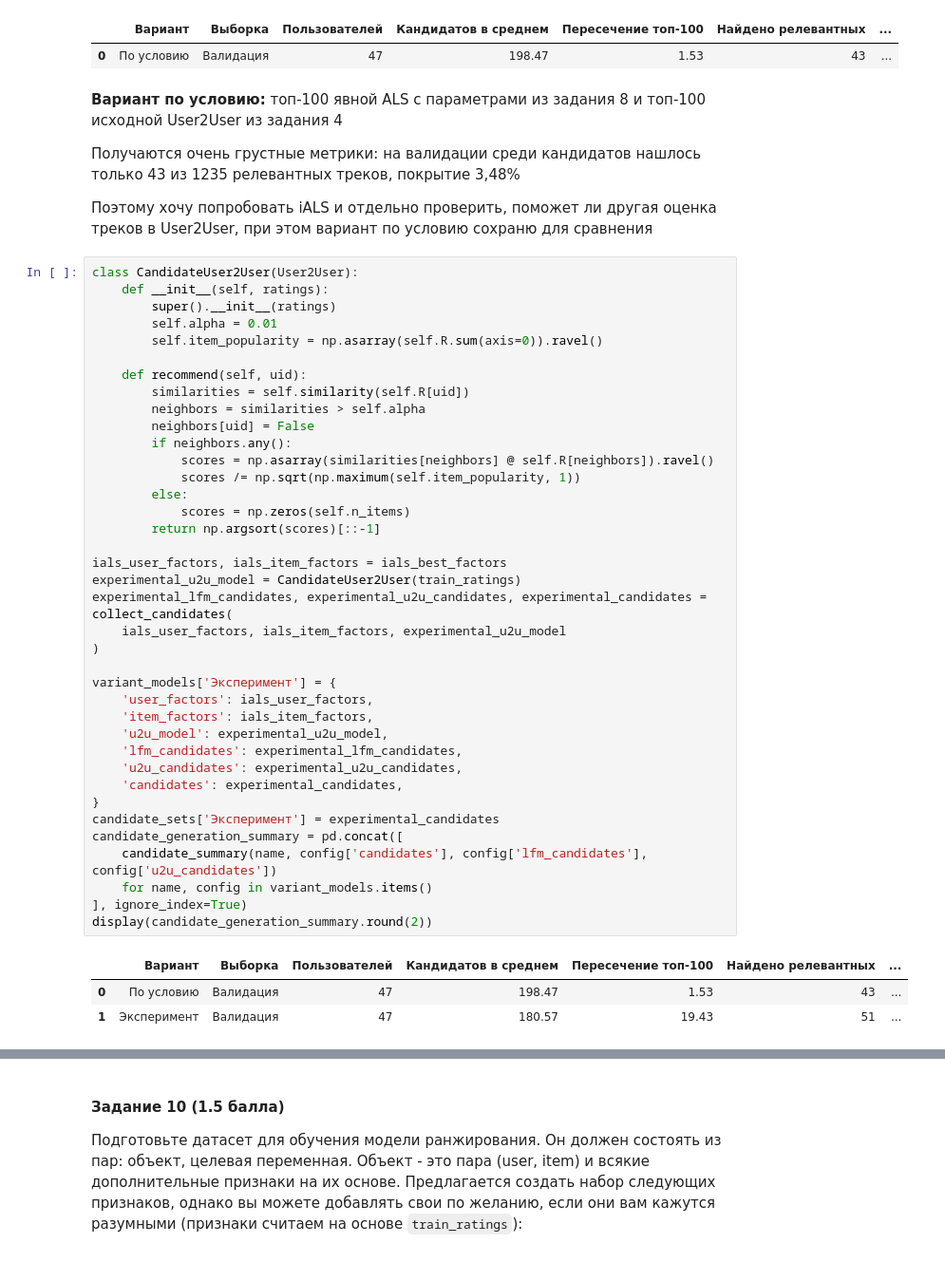
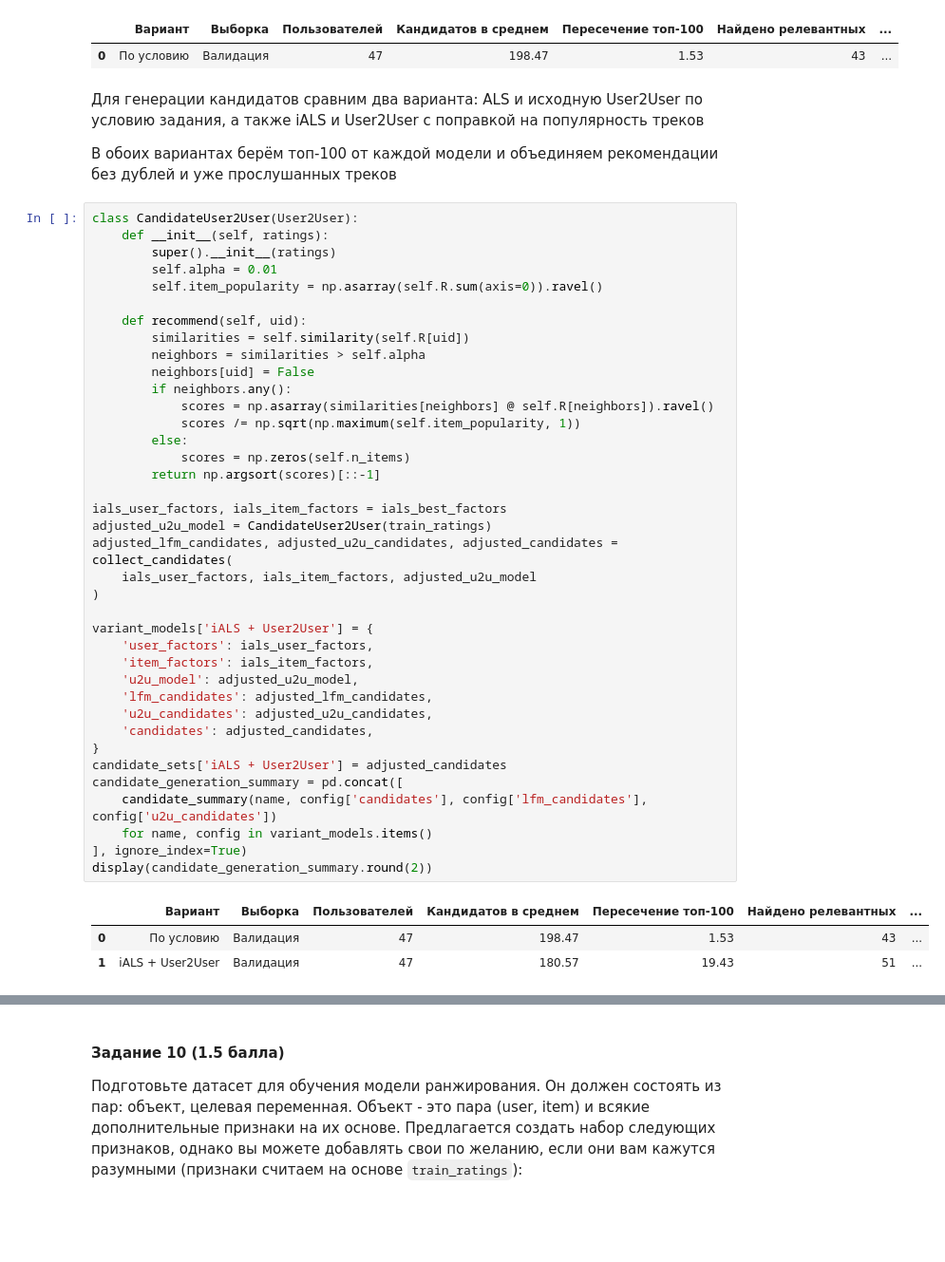
Before and after one commit to BogdanDelektorskiy/machine_learning_2, a Jupyter notebook: homeworks/02_recommendations/02_recsys.ipynb, the cells around one changed output, grey strips where cells are left out. Shown at 95% size. Saved outputs shown, nothing was run; the diff lists cells and outputs as text; blank space fills up the shorter version.

```diff
--- a/homeworks/02_recommendations/02_recsys.ipynb
+++ b/homeworks/02_recommendations/02_recsys.ipynb
@@ -1134,51 +1134,49 @@ display(candidate_summary('По условию', strict_candidates, strict_lfm_c
 |  | Вариант | Выборка | Пользователей | Кандидатов в среднем | Пересечение топ-100 | Найдено релевантных | ... |
 | 0 | По условию | Валидация | 47 | 198.47 | 1.53 | 43 | ... |
 # %% [markdown]
-**Вариант по условию:** топ-100 явной ALS с параметрами из задания 8 и топ-100 исходной User2User из задания 4
+Для генерации кандидатов сравним два варианта: ALS и исходную User2User по условию задания, а также iALS и User2User с поправкой на популярность треков
 
-Получаются очень грустные метрики: на валидации среди кандидатов нашлось только 43 из 1235 релевантных треков, покрытие 3,48%
-
-Поэтому хочу попробовать iALS и отдельно проверить, поможет ли другая оценка треков в User2User, при этом вариант по условию сохраню для сравнения
+В обоих вариантах берём топ-100 от каждой модели и объединяем рекомендации без дублей и уже прослушанных треков
 # %%
 class CandidateUser2User(User2User):
     def __init__(self, ratings):
         super().__init__(ratings)
         self.alpha = 0.01
         self.item_popularity = np.asarray(self.R.sum(axis=0)).ravel()
 
     def recommend(self, uid):
         similarities = self.similarity(self.R[uid])
         neighbors = similarities > self.alpha
         neighbors[uid] = False
         if neighbors.any():
             scores = np.asarray(similarities[neighbors] @ self.R[neighbors]).ravel()
             scores /= np.sqrt(np.maximum(self.item_popularity, 1))
         else:
             scores = np.zeros(self.n_items)
         return np.argsort(scores)[::-1]
 
 ials_user_factors, ials_item_factors = ials_best_factors
-experimental_u2u_model = CandidateUser2User(train_ratings)
-experimental_lfm_candidates, experimental_u2u_candidates, experimental_candidates = collect_candidates(
-    ials_user_factors, ials_item_factors, experimental_u2u_model
+adjusted_u2u_model = CandidateUser2User(train_ratings)
+adjusted_lfm_candidates, adjusted_u2u_candidates, adjusted_candidates = collect_candidates(
+    ials_user_factors, ials_item_factors, adjusted_u2u_model
 )
 
-variant_models['Эксперимент'] = {
+variant_models['iALS + User2User'] = {
     'user_factors': ials_user_factors,
     'item_factors': ials_item_factors,
-    'u2u_model': experimental_u2u_model,
-    'lfm_candidates': experimental_lfm_candidates,
-    'u2u_candidates': experimental_u2u_candidates,
-    'candidates': experimental_candidates,
+    'u2u_model': adjusted_u2u_model,
+    'lfm_candidates': adjusted_lfm_candidates,
+    'u2u_candidates': adjusted_u2u_candidates,
+    'candidates': adjusted_candidates,
 }
-candidate_sets['Эксперимент'] = experimental_candidates
+candidate_sets['iALS + User2User'] = adjusted_candidates
 candidate_generation_summary = pd.concat([
     candidate_summary(name, config['candidates'], config['lfm_candidates'], config['u2u_candidates'])
     for name, config in variant_models.items()
 ], ignore_index=True)
 display(candidate_generation_summary.round(2))
 # %% [output]
 |  | Вариант | Выборка | Пользователей | Кандидатов в среднем | Пересечение топ-100 | Найдено релевантных | ... |
 | 0 | По условию | Валидация | 47 | 198.47 | 1.53 | 43 | ... |
-| 1 | Эксперимент | Валидация | 47 | 180.57 | 19.43 | 51 | ... |
+| 1 | iALS + User2User | Валидация | 47 | 180.57 | 19.43 | 51 | ... |
 # %% [markdown]
```
Also changed, not shown: parts of 28 cells of this notebook.
